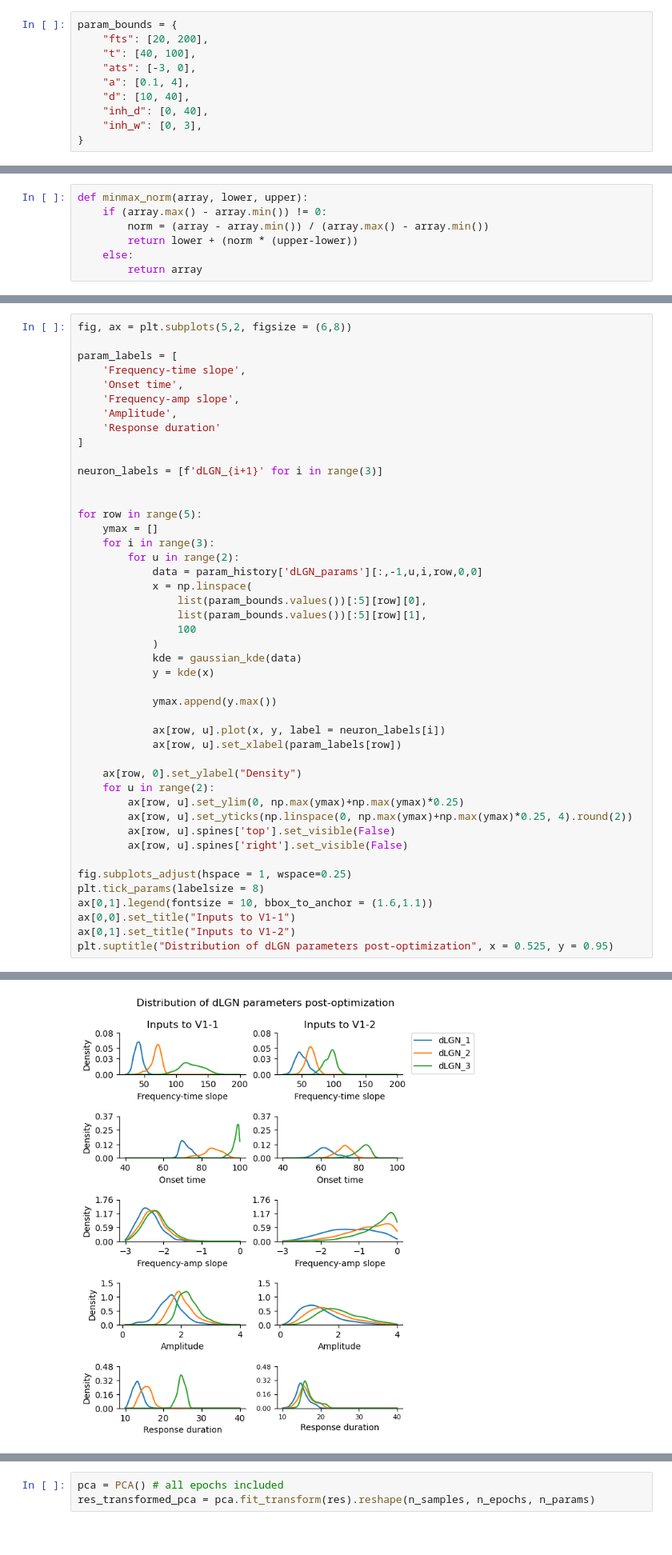
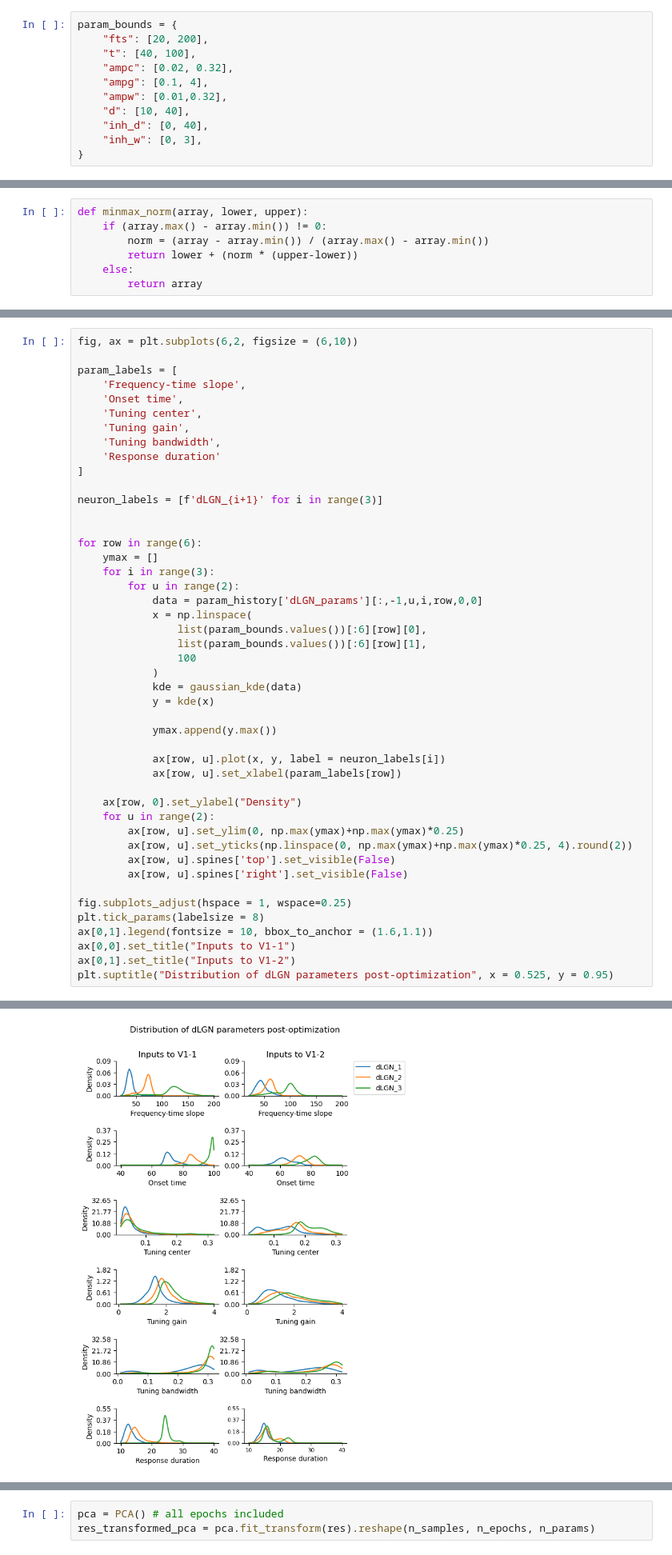
Before and after one commit to Elsayedaa/synergistic_geniculocortical_circuit_model, a Jupyter notebook: model_optimization_protocol.ipynb, the cells around one changed output, grey strips where cells are left out. Shown at 80% size. Saved outputs shown, nothing was run; the diff lists cells and outputs as text.

Commit message:
Base version of the model with a gaussian amplitude function in SF

```diff
--- a/model_optimization_protocol.ipynb
+++ b/model_optimization_protocol.ipynb
@@ -25,8 +25,9 @@ Y_true = v1_scores_condition_averaged[:2,:,:].transpose(0,2,1)
 param_bounds = {
     "fts": [20, 200],
     "t": [40, 100],
-    "ats": [-3, 0],
-    "a": [0.1, 4],
+    "ampc": [0.02, 0.32],
+    "ampg": [0.1, 4],
+    "ampw": [0.01,0.32],
     "d": [10, 40],
     "inh_d": [0, 40],
     "inh_w": [0, 3],
@@ -130,51 +131,52 @@ Text(0.525, 0.95, 'Distribution of V1 parameters post-optimization')
 # %%
-fig, ax = plt.subplots(5,2, figsize = (6,8))
+fig, ax = plt.subplots(6,2, figsize = (6,10))
 
 param_labels = [
     'Frequency-time slope',
     'Onset time',
-    'Frequency-amp slope',
-    'Amplitude',
+    'Tuning center',
+    'Tuning gain',
+    'Tuning bandwidth',
     'Response duration'
 ]
 
 neuron_labels = [f'dLGN_{i+1}' for i in range(3)]
 
 
-for row in range(5):
+for row in range(6):
     ymax = []
     for i in range(3):
         for u in range(2):
             data = param_history['dLGN_params'][:,-1,u,i,row,0,0]
             x = np.linspace(
-                list(param_bounds.values())[:5][row][0],
-                list(param_bounds.values())[:5][row][1],
+                list(param_bounds.values())[:6][row][0],
+                list(param_bounds.values())[:6][row][1],
                 100
             )
             kde = gaussian_kde(data)
             y = kde(x)
 
             ymax.append(y.max())
 
             ax[row, u].plot(x, y, label = neuron_labels[i])
             ax[row, u].set_xlabel(param_labels[row])
 
     ax[row, 0].set_ylabel("Density")
     for u in range(2):
         ax[row, u].set_ylim(0, np.max(ymax)+np.max(ymax)*0.25)
         ax[row, u].set_yticks(np.linspace(0, np.max(ymax)+np.max(ymax)*0.25, 4).round(2))
         ax[row, u].spines['top'].set_visible(False)
         ax[row, u].spines['right'].set_visible(False)
 
 fig.subplots_adjust(hspace = 1, wspace=0.25)
 plt.tick_params(labelsize = 8)
 ax[0,1].legend(fontsize = 10, bbox_to_anchor = (1.6,1.1))
 ax[0,0].set_title("Inputs to V1-1")
 ax[0,1].set_title("Inputs to V1-2")
 plt.suptitle("Distribution of dLGN parameters post-optimization", x = 0.525, y = 0.95)
 # %% [output]
 Text(0.525, 0.95, 'Distribution of dLGN parameters post-optimization')
-[figure, old version]
+[figure, new version]
 # %%
 ## inhibition weight::inhibition delay
 
```
Also changed, not shown: parts of 48 cells of this notebook, 3 other files.
